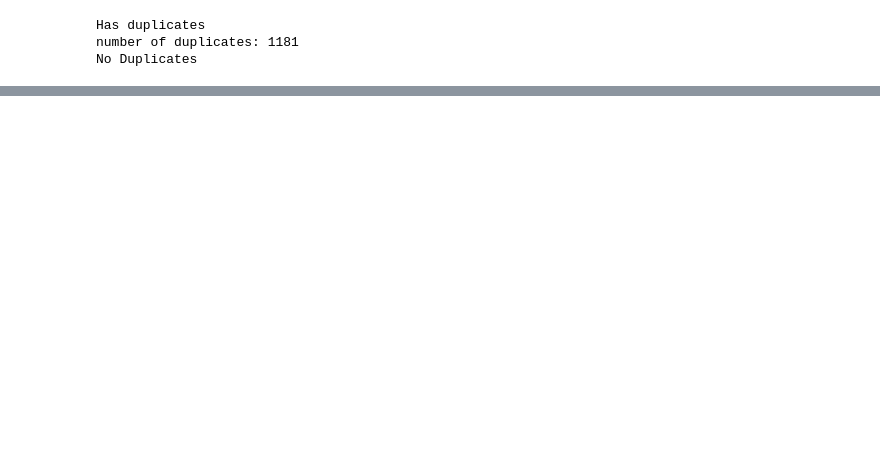
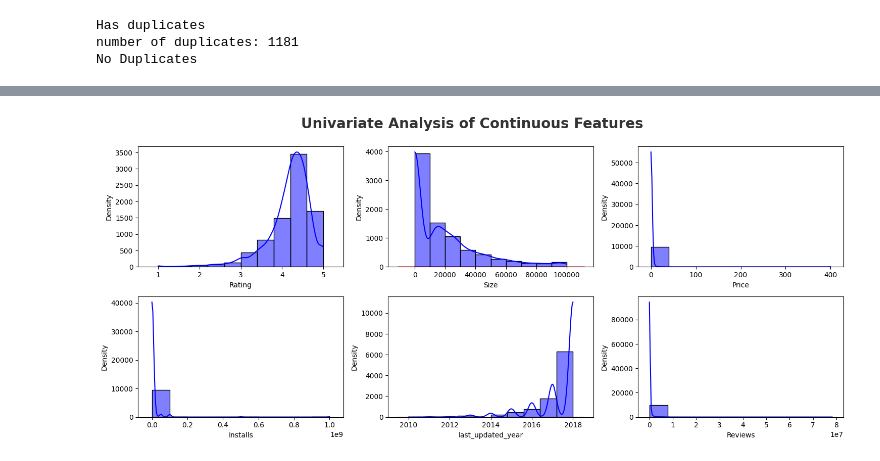
Before and after one commit to orinizri/google-play-store-EDA, a Jupyter notebook: google_playstore_eda.ipynb, the cells around one changed output, grey strips where cells are left out. Drawn from its saved outputs; the diff is of its cells as text; code cells hidden in the pictures; blank space fills up the shorter version.

```diff
--- a/google_playstore_eda.ipynb
+++ b/google_playstore_eda.ipynb
@@ -32,0 +102,16 @@ No Duplicates
+# %%
+## Proportion of count data on continuous features (or quasi-continuous)
+
+plt.figure(figsize=(15, 15))
+plt.suptitle('Univariate Analysis of Continuous Features', fontsize=20, fontweight='bold', alpha=0.8, y=1.)
+
+columns = ['Rating', 'Size', 'Price', 'Installs', 'last_updated_year', 'Reviews']
+
+for i in range(0, len(columns)):
+    plt.subplot(5, 3, i+1)
+    sns.kdeplot(x=df[columns[i]],fill=True, color='r')
+    sns.histplot(df[columns[i]], kde=True, bins=10, color='blue')
+    plt.xlabel(columns[i])
+    plt.tight_layout()
+# %% [output]
+[figure, added]
```
Also changed, not shown: parts of 7 cells of this notebook.
